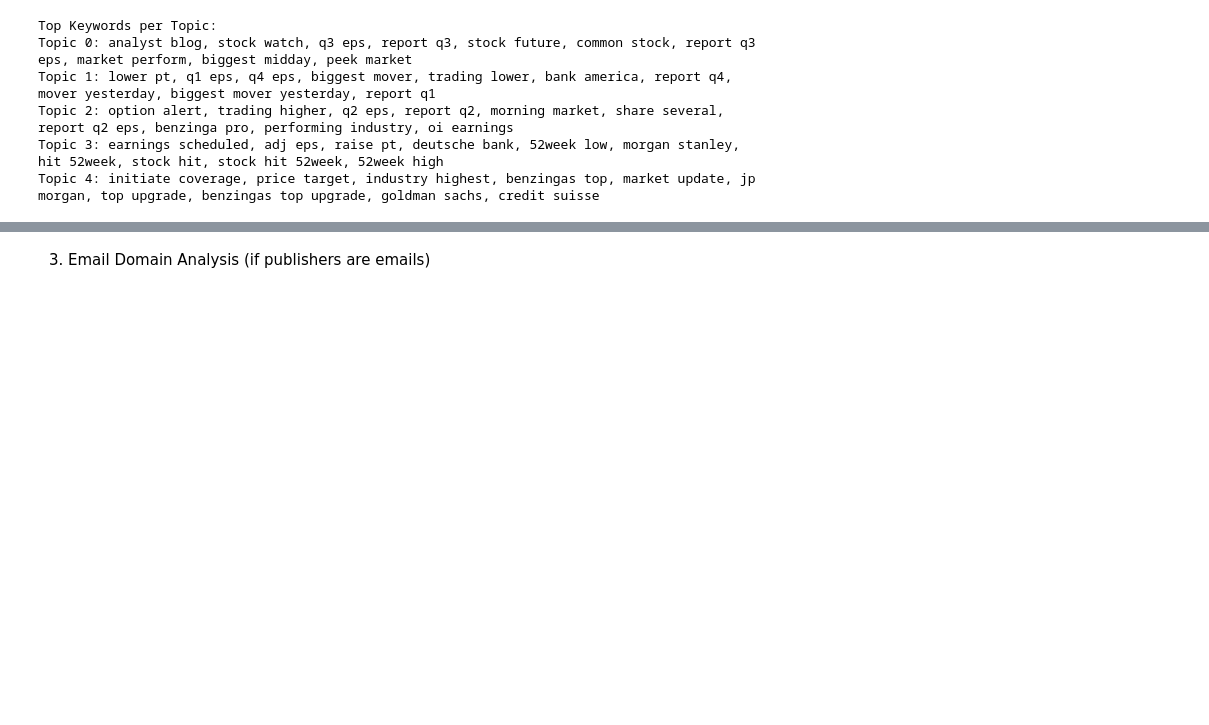
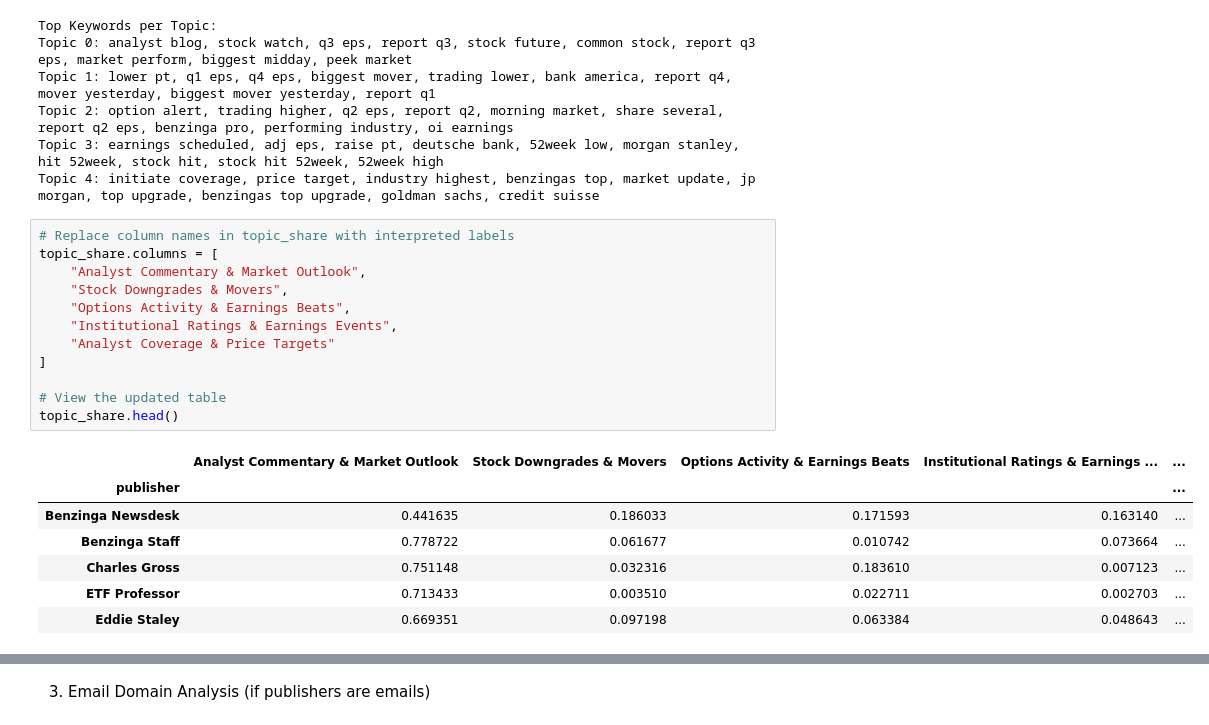
Before and after one commit to she-code/KAIM-WEEK-1, a Jupyter notebook: notebooks/financial_data_analysis.ipynb, the cells around one changed output, grey strips where cells are left out. Saved outputs shown, nothing was run; the diff lists cells and outputs as text; blank space fills up the shorter version.

Commit message:
refactor: label LDA topics with meaningful names for better interpretability

```diff
--- a/notebooks/financial_data_analysis.ipynb
+++ b/notebooks/financial_data_analysis.ipynb
@@ -661,3 +661,23 @@ Topic 1: lower pt, q1 eps, q4 eps, biggest mover, trading lower, bank america, r
 Topic 2: option alert, trading higher, q2 eps, report q2, morning market, share several, report q2 eps, benzinga pro, performing industry, oi earnings
 Topic 3: earnings scheduled, adj eps, raise pt, deutsche bank, 52week low, morgan stanley, hit 52week, stock hit, stock hit 52week, 52week high
 Topic 4: initiate coverage, price target, industry highest, benzingas top, market update, jp morgan, top upgrade, benzingas top upgrade, goldman sachs, credit suisse
+# %%
+# Replace column names in topic_share with interpreted labels
+topic_share.columns = [
+    "Analyst Commentary & Market Outlook",
+    "Stock Downgrades & Movers",
+    "Options Activity & Earnings Beats",
+    "Institutional Ratings & Earnings Events",
+    "Analyst Coverage & Price Targets"
+]
+
+# View the updated table
+topic_share.head()
+# %% [output]
+|  | Analyst Commentary & Market Outlook | Stock Downgrades & Movers | Options Activity & Earnings Beats | Institutional Ratings & Earnings ... | ... |
+| publisher |  |  |  |  | ... |
+| Benzinga Newsdesk | 0.441635 | 0.186033 | 0.171593 | 0.163140 | ... |
+| Benzinga Staff | 0.778722 | 0.061677 | 0.010742 | 0.073664 | ... |
+| Charles Gross | 0.751148 | 0.032316 | 0.183610 | 0.007123 | ... |
+| ETF Professor | 0.713433 | 0.003510 | 0.022711 | 0.002703 | ... |
+| Eddie Staley | 0.669351 | 0.097198 | 0.063384 | 0.048643 | ... |
```
Also changed, not shown: parts of 1 cell of this notebook.
